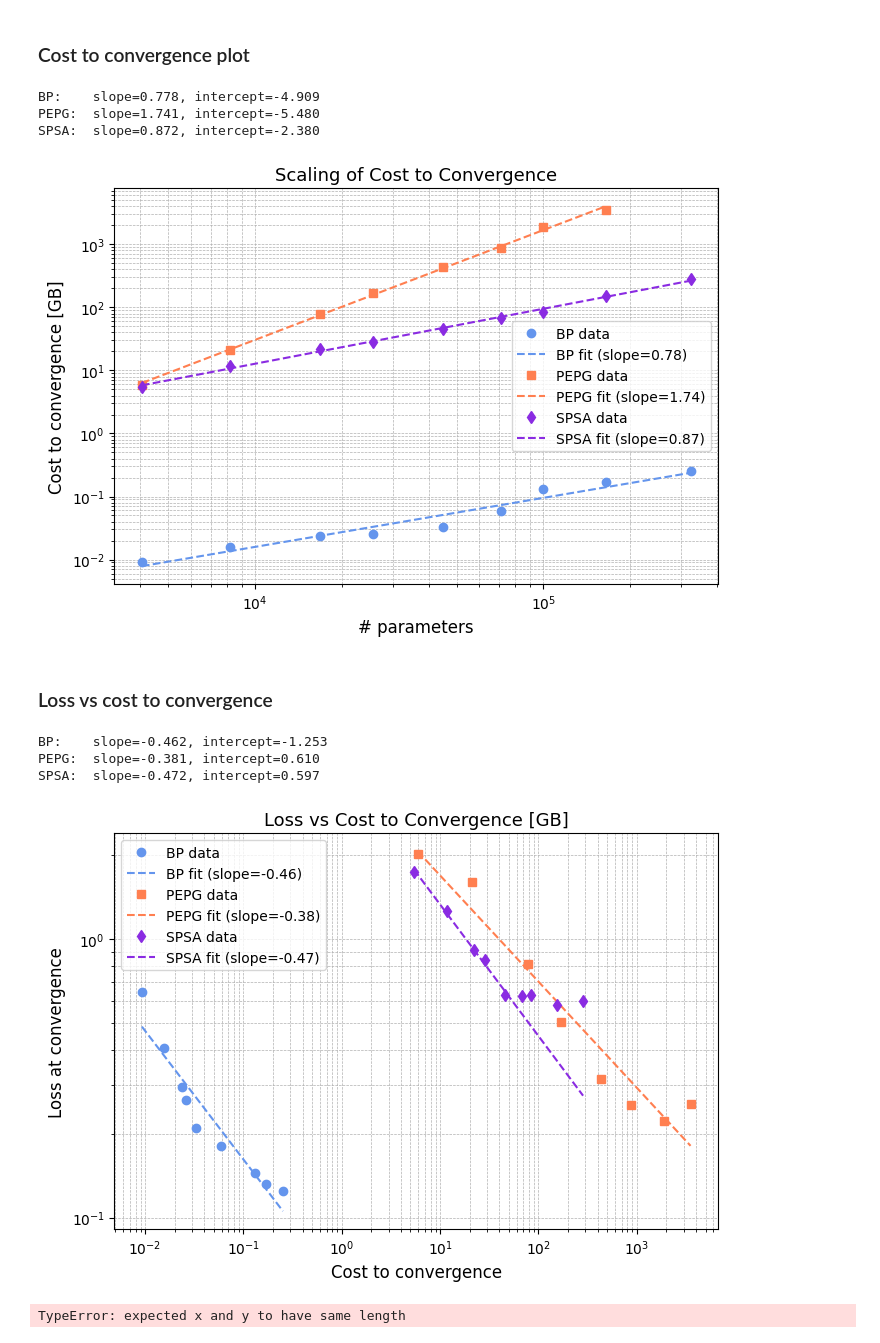
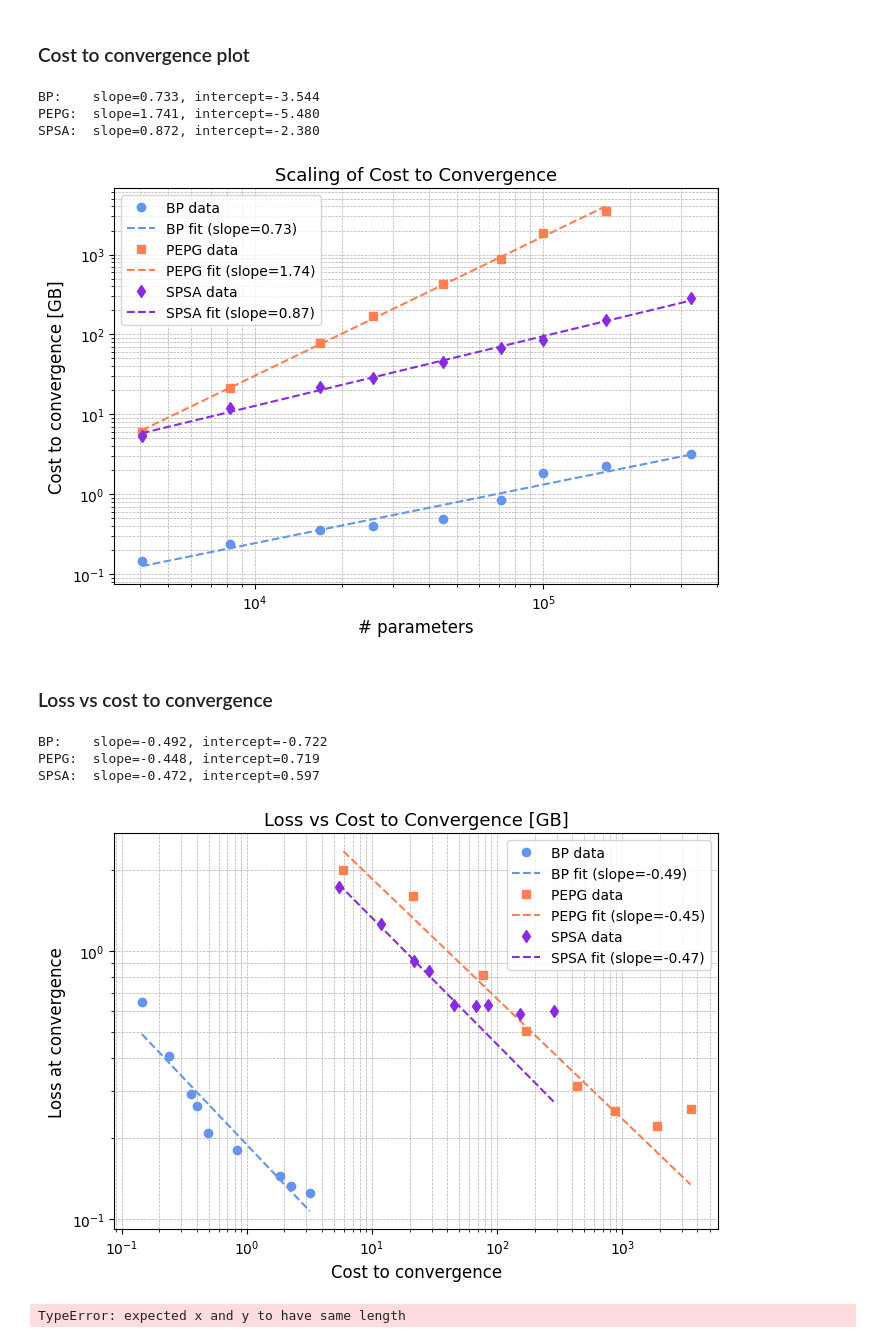
Before and after one commit to ASkalli/nonlinear_oscillator_network, a Jupyter notebook: MNIST/results/convergence_analysis.ipynb, the cells around one changed output. Cells and saved outputs as stored; diff of their text form; code cells hidden in the pictures.

```diff
--- a/MNIST/results/convergence_analysis.ipynb
+++ b/MNIST/results/convergence_analysis.ipynb
@@ -393,9 +393,12 @@ for k in range(len(avg_results_BP)):
 print(N_dim_vec_BP)
 # peak memory data below was measured with the following terminal command  : "scalene --html memory_profile_SPSA.py" only need to change N_dim in the .py script repeatedly
 #added tracemalloc memory profiling because scalene does not monitor such a low memory usage per epoch
-BP_mem_perepoch = np.array([0.016,0.033,0.067, 0.1, 0.179, 0.284, 0.399,0.658 ,1.297])/2/1000
+#BP_mem_perepoch = np.array([0.016,0.033,0.067, 0.1, 0.179, 0.284, 0.399,0.658 ,1.297])/2/1000
 
-#BP_mem_perepoch = [0.193,0.193, 0.45,1.049 ,3.3 ,6.2,6.618] # cost in MB more accurate
+BP_mem_perepoch = np.array([0.125,0.251,0.5,0.772,1.32,2.04,2.795,4.43,8.2])/1000 # cost in MB more accurate
+
+#BP_mem_perepoch = np.array([22.42,22.58,22.98,23.42,24.32,25.51,26.76,29.44,35.53])/1000 #peak total
+
 
 BP_cost_to_conv = BP_mem_perepoch * knee_idx_BP
 plt.loglog(N_dim_vec_BP,BP_cost_to_conv,'--.')
@@ -410,0 +414,23 @@ intercept -4.909007050902446
+# %%
+N_neurons_vec = [5, 10, 20 ,30, 50, 75, 100,150]
+
+with gzip.open('paramscan_PNN_PEPG_MNIST_run1.pkl.gz', 'rb') as f:
+    results_CMA1 = pickle.load(f)
+
+with gzip.open('paramscan_PNN_PEPG_MNIST_run2.pkl.gz', 'rb') as f:
+    results_CMA2 = pickle.load(f)
+
+with gzip.open('paramscan_PNN_PEPG_MNIST_run3.pkl.gz', 'rb') as f:
+    results_CMA3 = pickle.load(f)
+
+dicts_list = [results_CMA1, results_CMA2,results_CMA3]  # list of runs
+
+# Average them
+avg_results_CMA = []
+for i in range(len(N_neurons_vec)):          # loop over neuron settings
+    avg_dict = {}
+    keys = dicts_list[0][i].keys()           # e.g. 'train_loss', 'test_loss'
+    for key in keys:
+        stacked = np.stack([d[i][key] for d in dicts_list])  # shape: (n_runs, vec_len)
+        avg_dict[key] = stacked.mean(axis=0)
+    avg_results_CMA.append(avg_dict)
@@ -537,51 +628,51 @@ plt.grid(True, which="both", ls="--", lw=0.5)
 plt.tight_layout()
 plt.show()
 # %% [output]
-BP:    slope=0.778, intercept=-4.909
+BP:    slope=0.733, intercept=-3.544
 PEPG:  slope=1.741, intercept=-5.480
 SPSA:  slope=0.872, intercept=-2.380
-[figure, old version]
+[figure, new version]
 # %% [markdown]
 ### Loss vs cost to convergence
 # %%
 # Fit lines (log-log)
 a_BP, b_BP = np.polyfit(np.log10(BP_cost_to_conv),   np.log10(loss_BP_conv),   1)
-a_PEPG, b_PEPG = np.polyfit(np.log10(PEPG_cost_to_conv), np.log10(loss_PEPG_conv), 1)
+a_PEPG, b_PEPG = np.polyfit(np.log10(PEPG_cost_to_conv[:-2]), np.log10(loss_PEPG_conv[:-2]), 1)
 a_SPSA, b_SPSA = np.polyfit(np.log10(SPSA_cost_to_conv[:-4]), np.log10(loss_SPSA_conv[:-4]), 1)
 
 # Print slopes and intercepts
 print(f"BP:    slope={a_BP:.3f}, intercept={b_BP:.3f}")
 print(f"PEPG:  slope={a_PEPG:.3f}, intercept={b_PEPG:.3f}")
 print(f"SPSA:  slope={a_SPSA:.3f}, intercept={b_SPSA:.3f}")
 
 # Plot data and fits
 plt.figure(figsize=(7,5))
 
 # BP — cornflower blue
 plt.loglog(BP_cost_to_conv, loss_BP_conv, 'o', color='cornflowerblue', label='BP data')
 plt.loglog(BP_cost_to_conv, 10**(a_BP*np.log10(BP_cost_to_conv) + b_BP), '--', color='cornflowerblue', label=f'BP fit (slope={a_BP:.2f})')
 
 # PEPG — coral
 plt.loglog(PEPG_cost_to_conv, loss_PEPG_conv, 's', color='coral', label='PEPG data')
 plt.loglog(PEPG_cost_to_conv, 10**(a_PEPG*np.log10(PEPG_cost_to_conv) + b_PEPG), '--', color='coral', label=f'PEPG fit (slope={a_PEPG:.2f})')
 
 # SPSA — blueviolet
 plt.loglog(SPSA_cost_to_conv, loss_SPSA_conv, 'd', color='blueviolet', label='SPSA data')
 plt.loglog(SPSA_cost_to_conv, 10**(a_SPSA*np.log10(SPSA_cost_to_conv) + b_SPSA), '--', color='blueviolet', label=f'SPSA fit (slope={a_SPSA:.2f})')
 
 # Labels and styling
 plt.xlabel('Cost to convergence', fontsize=12)
 plt.ylabel('Loss at convergence', fontsize=12)
 plt.title('Loss vs Cost to Convergence [GB]', fontsize=13)
 plt.legend()
 plt.grid(True, which="both", ls="--", lw=0.5)
 plt.tight_layout()
 plt.show()#
 # %% [output]
-BP:    slope=-0.462, intercept=-1.253
-PEPG:  slope=-0.381, intercept=0.610
+BP:    slope=-0.492, intercept=-0.722
+PEPG:  slope=-0.448, intercept=0.719
 SPSA:  slope=-0.472, intercept=0.597
-[figure, old version]
+[figure, new version]
 # %%
 # ----- power-law fits (log-log) -----
 a_BP_l,   b_BP_l   = np.polyfit(np.log10(N_neurons_vec), np.log10(loss_BP_conv),   1)
```
Also changed, not shown: parts of 3 cells of this notebook, 3 other files.
